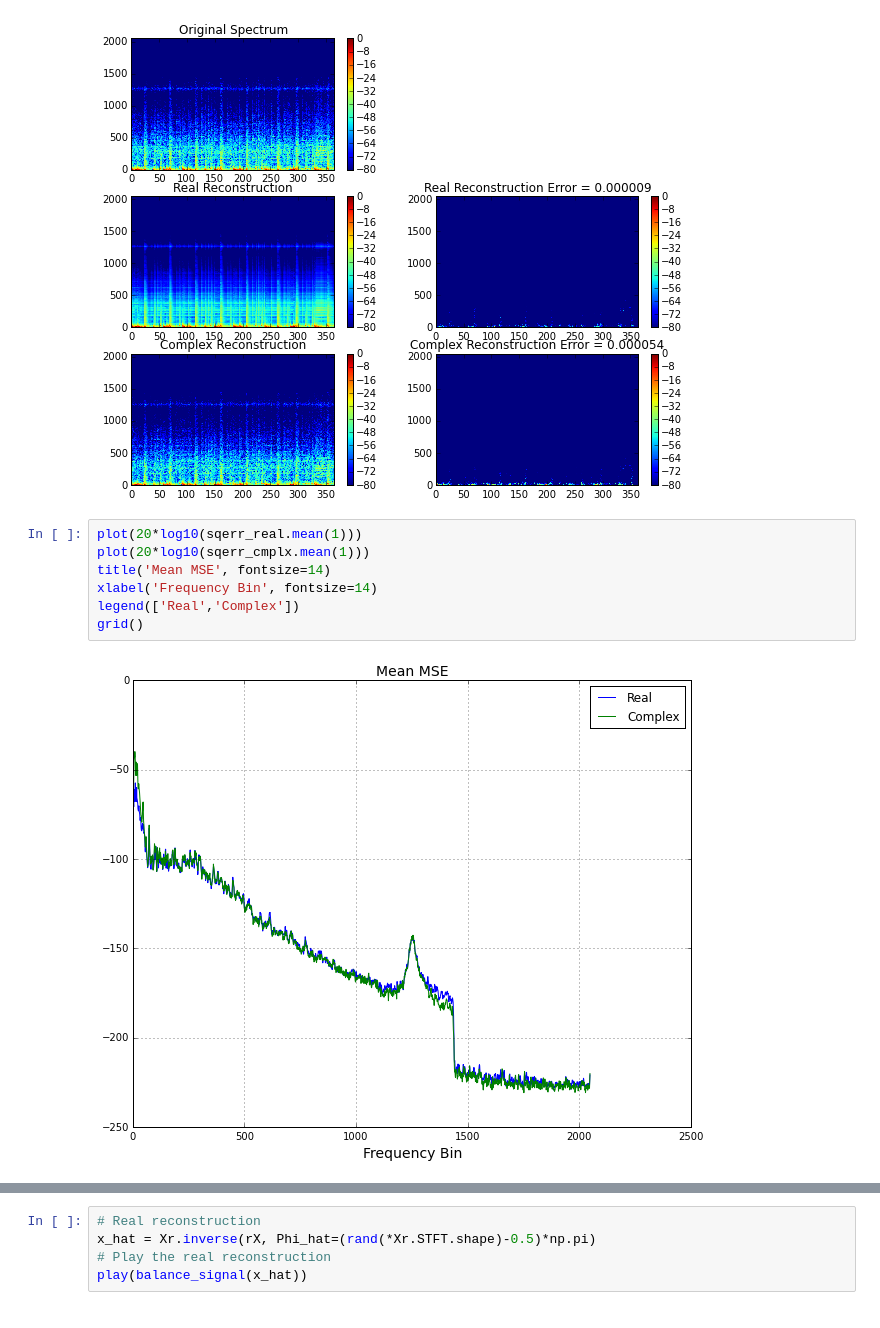
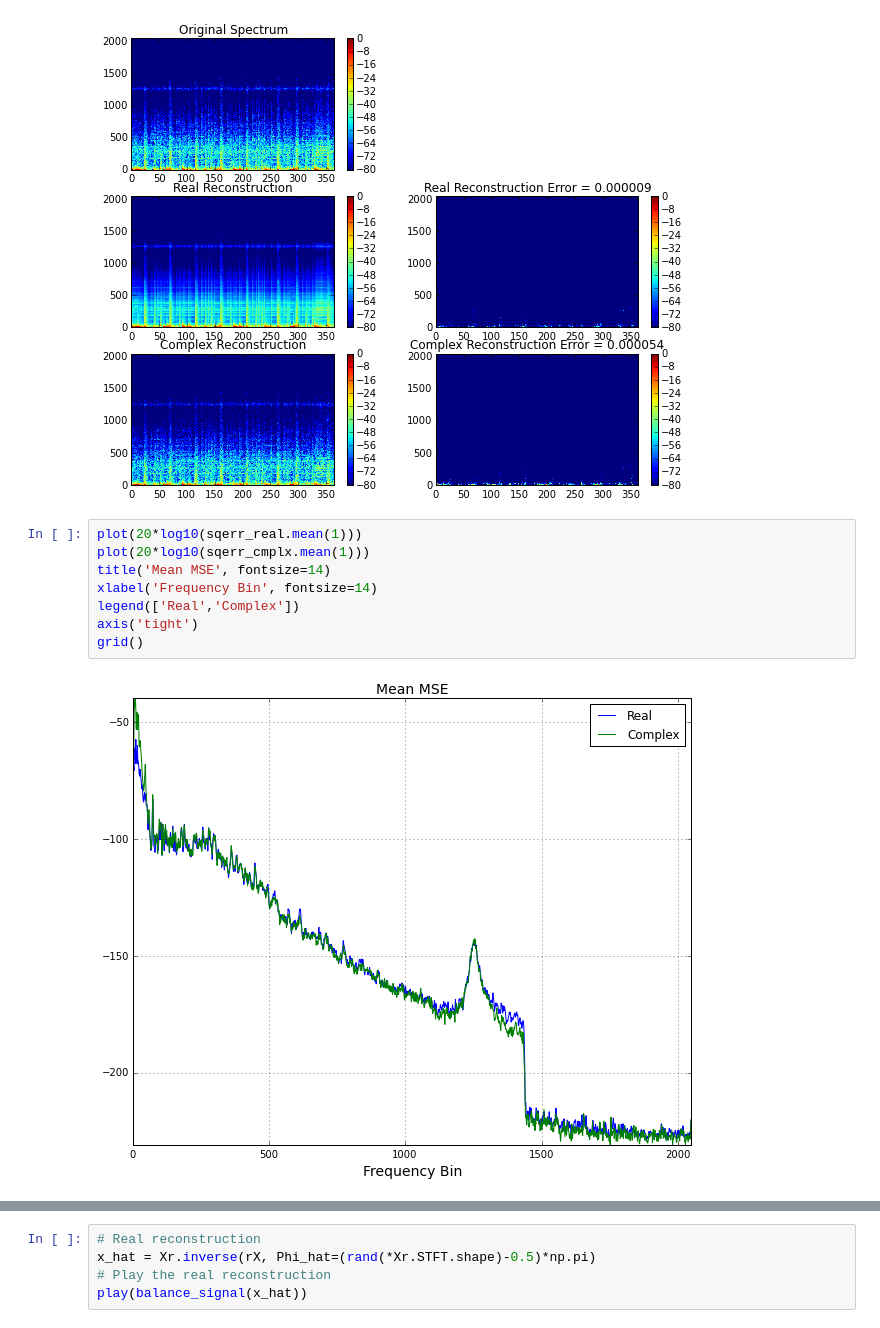
Before and after one commit to bregmanstudio/cseparate, a Jupyter notebook: complexrealseparate.ipynb, the cells around one changed output, grey strips where cells are left out. Cells and saved outputs as stored; diff of their text form.

```diff
--- a/complexrealseparate.ipynb
+++ b/complexrealseparate.ipynb
@@ -180,10 +180,11 @@ title('Complex Reconstruction Error = {:3f}'.format(sqerr_cmplx.mean()))
 # %%
 plot(20*log10(sqerr_real.mean(1)))
 plot(20*log10(sqerr_cmplx.mean(1)))
 title('Mean MSE', fontsize=14)
 xlabel('Frequency Bin', fontsize=14)
 legend(['Real','Complex'])
+axis('tight')
 grid()
 # %% [output]
-[figure, old version]
+[figure, new version]
 # %% [markdown]
```
Also changed, not shown: parts of 1 cell of this notebook.
